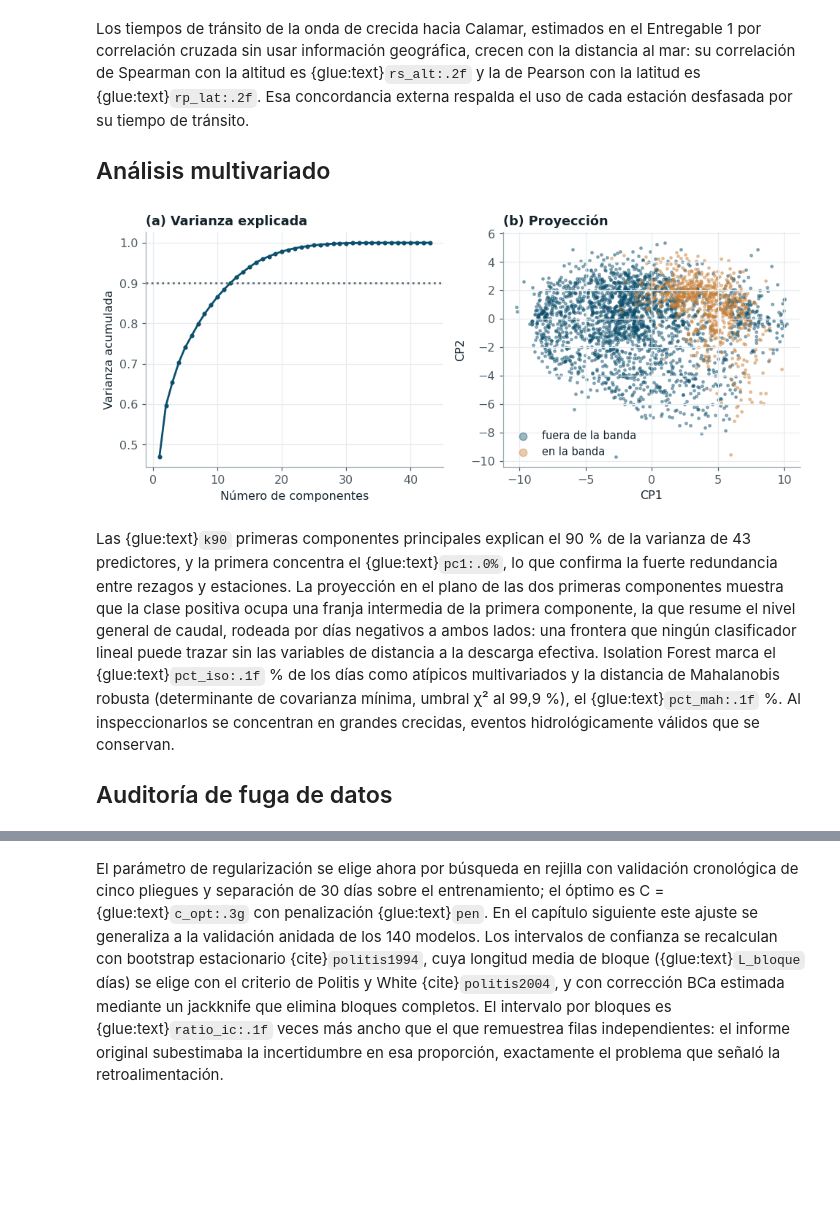
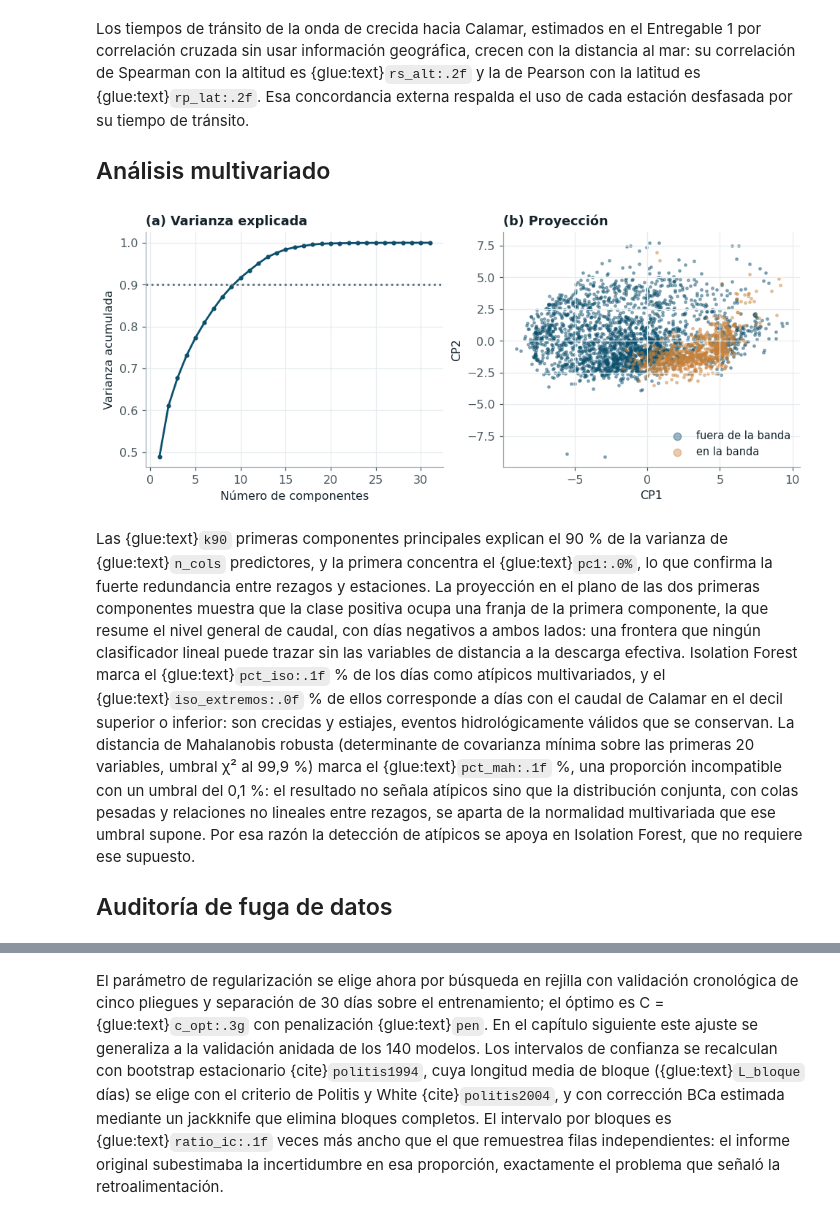
Before and after one commit to SantiagomezaC/proyecto-ml-final, a Jupyter notebook: book/02_datos.ipynb, the cells around one changed output, grey strips where cells are left out. Saved outputs shown, nothing was run; the diff lists cells and outputs as text; code cells hidden in the pictures; blank space fills up the shorter version.

```diff
--- a/book/02_datos.ipynb
+++ b/book/02_datos.ipynb
@@ -43,6 +43,7 @@ for e in EST:
     s = caudales.set_index("fecha")[e]
     filas.append({"Estación": NL[e], "Inicio": s.first_valid_index().date(), "Fin": s.last_valid_index().date(),
                   "Faltantes 1940-2026 (%)": round(100 * s.isna().mean(), 1),
+                  "Faltantes desde 1947 (%)": round(100 * s["1947":].isna().mean(), 1),
                   "Faltantes desde 1976 (%)": round(100 * s["1976":].isna().mean(), 1),
                   "Media (m³/s)": round(s.mean()), "Asimetría": round(s.skew(), 2)})
 inv = pd.DataFrame(filas)
@@ -95,23 +151,28 @@ usa la serie de Calamar, que está completa en ese periodo.
 # %%
-d76 = caudales[caudales.fecha >= INICIO_MODELADO]
+inicio_op = {"pto_salgar": "1947-01-01", "arrancaplumas": "1947-01-01"}
 filas = []
 for e in EST:
-    if e in ("calamar",):
+    if e == "calamar":
         continue
-    m = d76[e].isna()
-    a, b = d76.loc[m, "calamar"].dropna(), d76.loc[~m, "calamar"].dropna()
+    d_e = caudales[caudales.fecha >= inicio_op.get(e, "1976-01-01")]
+    m = d_e[e].isna()
+    a, b = d_e.loc[m, "calamar"].dropna(), d_e.loc[~m, "calamar"].dropna()
     if len(a) < 30:
         continue
     u = st.mannwhitneyu(a, b)
     rachas = (m.ne(m.shift()).cumsum()[m].value_counts())
-    filas.append({"Estación": NL[e], "Días sin dato": int(m.sum()), "Rachas": len(rachas),
+    filas.append({"Estación": NL[e], "Periodo": "desde " + inicio_op.get(e, "1976-01-01")[:4], "Días sin dato": int(m.sum()),
+                  "% sin dato": round(100 * m.mean(), 1), "Rachas": len(rachas),
                   "Racha mediana (d)": int(rachas.median()), "Racha máxima (d)": int(rachas.max()),
                   "Q Calamar sin dato (mediana)": round(a.median()), "Q Calamar con dato (mediana)": round(b.median()),
                   "A de Vargha-Delaney": round(u.statistic / (len(a) * len(b)), 3), "p": u.pvalue})
 mec = pd.DataFrame(filas)
 from src.stats_tests import holm
 mec["p (Holm)"] = holm(mec.p.values)
+d47 = caudales[caudales.fecha >= INICIO_MODELADO]
+glue("a_ps", float(mec.set_index("Estación").loc["Puerto Salgar", "A de Vargha-Delaney"]), display=False)
+glue("falt_ps", float(mec.set_index("Estación").loc["Puerto Salgar", "% sin dato"]), display=False)
+glue("falt_cal", float(100 * d47.calamar.isna().mean()), display=False)
 glue("a_coyongal", float(mec.set_index("Estación").loc["Coyongal", "A de Vargha-Delaney"]), display=False)
-glue("falt_coy", float(100 * d76.coyongal.isna().mean()), display=False)
 mec.style.format({"p": "{:.2g}", "p (Holm)": "{:.2g}"})
 # %% [output]
@@ -307,13 +378,19 @@ s = caudales[(caudales.fecha >= INICIO_MODELADO) & (caudales.fecha < FECHA_CORTE
 s = s.interpolate(limit=5).dropna()
 p_adf = adfuller(s, autolag="AIC")[1]; p_kpss = kpss(s, regression="c", nlags="auto")[1]
 ac, pac = acf(s, nlags=90, fft=True), pacf(s, nlags=40)
-mens = s.resample("MS").mean()
+mens = s.resample("MS").mean().interpolate(limit_direction="both")  # meses sin dato en las décadas tempranas
 stl = STL(mens, period=12, robust=True).fit()
 glue("p_adf", p_adf, display=False); glue("p_kpss", p_kpss, display=False)
 glue("acf1", ac[1], display=False); glue("acf15", ac[15], display=False); glue("acf30", ac[30], display=False)
 glue("pacf2", pac[2], display=False)
 var_est = 1 - np.var(stl.resid) / np.var(stl.resid + stl.seasonal)
 glue("fuerza_est", var_est, display=False)
+MESES = ["enero", "febrero", "marzo", "abril", "mayo", "junio", "julio", "agosto", "septiembre", "octubre", "noviembre", "diciembre"]
+perfil = stl.seasonal.groupby(stl.seasonal.index.month).mean()
+picos = [m for m in perfil.index if perfil[m] >= perfil.get(m - 1, perfil[12]) and perfil[m] >= perfil.get(m + 1, perfil[1])]
+picos = sorted(picos, key=lambda m: -perfil[m])[:2]
+glue("mes_pico1", MESES[picos[0] - 1], display=False); glue("mes_pico2", MESES[picos[1] - 1], display=False)
+glue("mes_min", MESES[int(perfil.idxmin()) - 1], display=False)
 fig, axs = plt.subplots(1, 2, figsize=(10.5, 3.2))
 axs[0].bar(range(91), ac, color=RIO, width=.8); axs[0].set_title("ACF del caudal diario en Calamar")
 axs[0].axhspan(-1.96 / np.sqrt(len(s)), 1.96 / np.sqrt(len(s)), color=NEU, alpha=.2); axs[0].set_xlabel("Rezago (días)")
@@ -355,16 +432,21 @@ def psi(a, b, bins=10):
     pa, pb_ = np.histogram(a, q)[0] / len(a), np.histogram(b, q)[0] / len(b)
     pa, pb_ = np.clip(pa, 1e-4, None), np.clip(pb_, 1e-4, None)
     return float(((pa - pb_) * np.log(pa / pb_)).sum())
-p1, p2 = tr[tr.fecha < "1993-01-01"], tr[tr.fecha >= "1993-01-01"]
+cq = caudales.set_index("fecha")
+p1, p2, p3 = cq["1976":"1992"], cq["1993":"2009"], cq["2010":]
 filas = []
-for v in ["calamar", "q_futuro", "el_banco_t12", "pto_salgar_t21", "tres_cruces_t16", "coyongal_t7"]:
-    a, b, c = p1[v].dropna(), p2[v].dropna(), te[v].dropna()
+for v in ["calamar", "pto_salgar", "el_banco", "tres_cruces", "coyongal", "san_roque"]:
+    a, b, c = p1[v].dropna(), p2[v].dropna(), p3[v].dropna()
     filas.append({"variable": v, "media 1976-92": a.mean(), "media 1993-09": b.mean(), "media 2010-26": c.mean(),
                   "PSI 76-92 → 93-09": psi(a, b), "PSI 93-09 → 10-26": psi(b, c),
                   "KS 93-09 vs 10-26": st.ks_2samp(b, c).statistic})
 deriva = pd.DataFrame(filas)
-filas_y = {"variable": "y (prevalencia)", "media 1976-92": p1.y.mean(), "media 1993-09": p2.y.mean(), "media 2010-26": te.y.mean()}
+ty = tarea.set_index("fecha").y
+filas_y = {"variable": "y (prevalencia)", "media 1976-92": ty["1976":"1992"].mean(), "media 1993-09": ty["1993":"2009"].mean(), "media 2010-26": ty["2010":].mean()}
 glue("psi_max", float(deriva[["PSI 76-92 → 93-09", "PSI 93-09 → 10-26"]].max().max()), display=False)
+glue("psi_tc", float(deriva.set_index("variable").loc["tres_cruces", "PSI 93-09 → 10-26"]), display=False)
+glue("psi_coy", float(deriva.set_index("variable").loc["coyongal", "PSI 76-92 → 93-09"]), display=False)
+glue("psi_cal", float(deriva.set_index("variable").loc["calamar", "PSI 93-09 → 10-26"]), display=False)
 pd.concat([deriva, pd.DataFrame([filas_y])]).round(3)
 # %% [output]
 |  | variable | media 1976-92 | media 1993-09 | media 2010-26 | PSI 76-92 → 93-09 | PSI 93-09 → 10-26 | ... |
@@ -416,40 +507,48 @@ por su tiempo de tránsito.
 # %%
 from sklearn.decomposition import PCA
 from sklearn.ensemble import IsolationForest
 from sklearn.covariance import MinCovDet
 pca = PCA().fit(Xs)
 cum = np.cumsum(pca.explained_variance_ratio_)
 k90 = int(np.searchsorted(cum, .90) + 1)
 Z = pca.transform(Xs)[:, :2]
 fig, axs = plt.subplots(1, 2, figsize=(10.5, 3.8))
 axs[0].plot(range(1, len(cum) + 1), cum, "-o", ms=3, color=RIO); axs[0].axhline(.9, color=NEU, ls=":")
 axs[0].set_xlabel("Número de componentes"); axs[0].set_ylabel("Varianza acumulada"); axs[0].set_title("(a) Varianza explicada")
 idx = np.random.default_rng(0).choice(len(Z), 3000, replace=False)
 for cl, c, n in ((0, RIO, "fuera de la banda"), (1, SED, "en la banda")):
     m = tr.y.values[idx] == cl
     axs[1].scatter(Z[idx][m, 0], Z[idx][m, 1], s=5, alpha=.4, color=c, label=n)
 axs[1].set_xlabel("CP1"); axs[1].set_ylabel("CP2"); axs[1].legend(markerscale=3); axs[1].set_title("(b) Proyección")
 plt.show()
 iso = IsolationForest(random_state=SEED, contamination="auto").fit(Xs)
 pct_iso = 100 * (iso.predict(Xs) == -1).mean()
 mcd = MinCovDet(random_state=SEED).fit(Xs.iloc[:, :20])
 d2 = mcd.mahalanobis(Xs.iloc[:, :20])
 pct_mah = 100 * (d2 > st.chi2.ppf(.999, 20)).mean()
+marcados = iso.predict(Xs) == -1
+q_cal = tr.calamar.values
+glue("iso_extremos", 100 * np.mean((q_cal[marcados] > np.quantile(q_cal, .9)) | (q_cal[marcados] < np.quantile(q_cal, .1))), display=False)
 glue("k90", k90, display=False); glue("pc1", pca.explained_variance_ratio_[0], display=False)
 glue("pct_iso", pct_iso, display=False); glue("pct_mah", pct_mah, display=False)
 # %% [output]
-[figure, old version]
+[figure, new version]
 # %% [markdown]
-Las {glue:text}`k90` primeras componentes principales explican el 90 % de la varianza de 43
-predictores, y la primera concentra el {glue:text}`pc1:.0%`, lo que confirma la fuerte
+Las {glue:text}`k90` primeras componentes principales explican el 90 % de la varianza de
+{glue:text}`n_cols` predictores, y la primera concentra el {glue:text}`pc1:.0%`, lo que confirma la fuerte
 redundancia entre rezagos y estaciones. La proyección en el plano de las dos primeras
-componentes muestra que la clase positiva ocupa una franja intermedia de la primera componente,
-la que resume el nivel general de caudal, rodeada por días negativos a ambos lados: una
+componentes muestra que la clase positiva ocupa una franja de la primera componente, la que
+resume el nivel general de caudal, con días negativos a ambos lados: una
 frontera que ningún clasificador lineal puede trazar sin las variables de distancia a la
 descarga efectiva. Isolation Forest marca el {glue:text}`pct_iso:.1f` % de los días como
-atípicos multivariados y la distancia de Mahalanobis robusta (determinante de covarianza
-mínima, umbral χ² al 99,9 %), el {glue:text}`pct_mah:.1f` %. Al inspeccionarlos se concentran en
-grandes crecidas, eventos hidrológicamente válidos que se conservan.
+atípicos multivariados, y el {glue:text}`iso_extremos:.0f` % de ellos corresponde a días con el
+caudal de Calamar en el decil superior o inferior: son crecidas y estiajes, eventos
+hidrológicamente válidos que se conservan. La distancia de Mahalanobis robusta (determinante de
+covarianza mínima sobre las primeras 20 variables, umbral χ² al 99,9 %) marca el
+{glue:text}`pct_mah:.1f` %, una proporción incompatible con un umbral del 0,1 %: el resultado no
+señala atípicos sino que la distribución conjunta, con colas pesadas y relaciones no lineales
+entre rezagos, se aparta de la normalidad multivariada que ese umbral supone. Por esa razón la
+detección de atípicos se apoya en Isolation Forest, que no requiere ese supuesto.
 
 ## Auditoría de fuga de datos
 # %%
```
Also changed, not shown: parts of 26 cells of this notebook, 47 other files.
